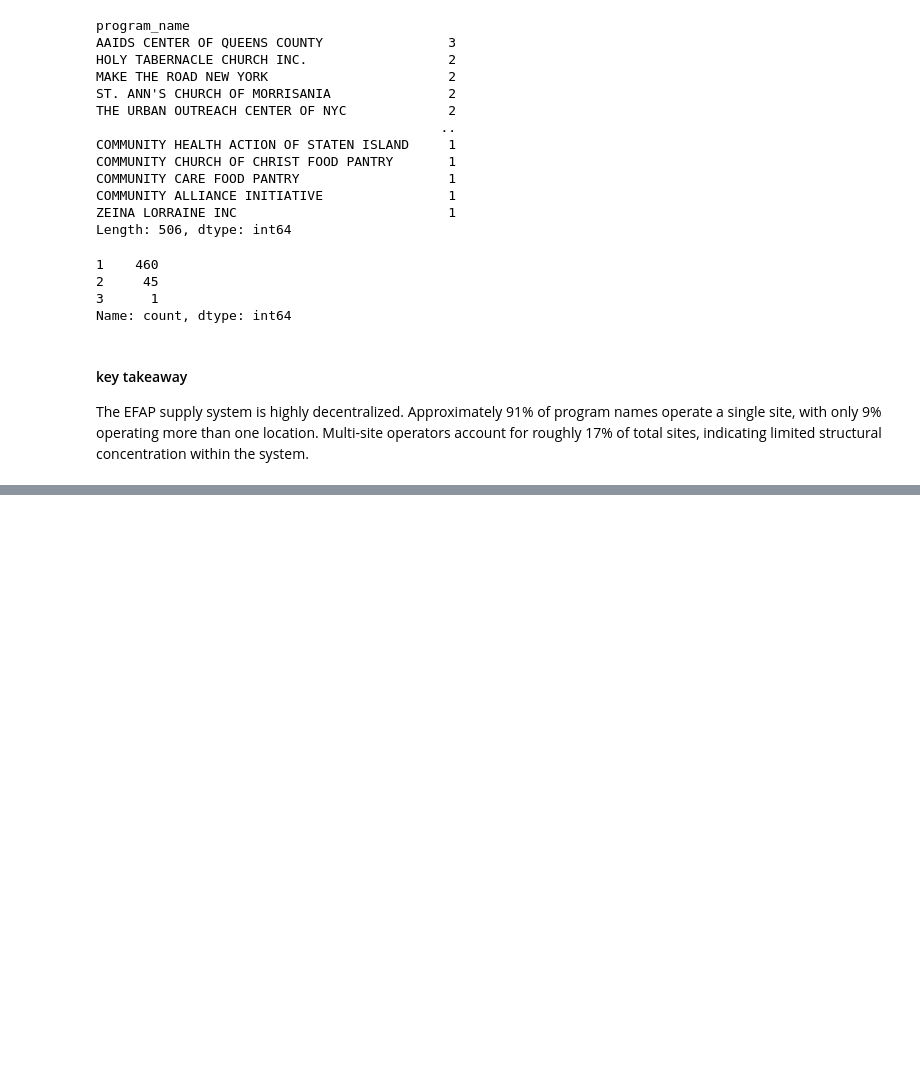
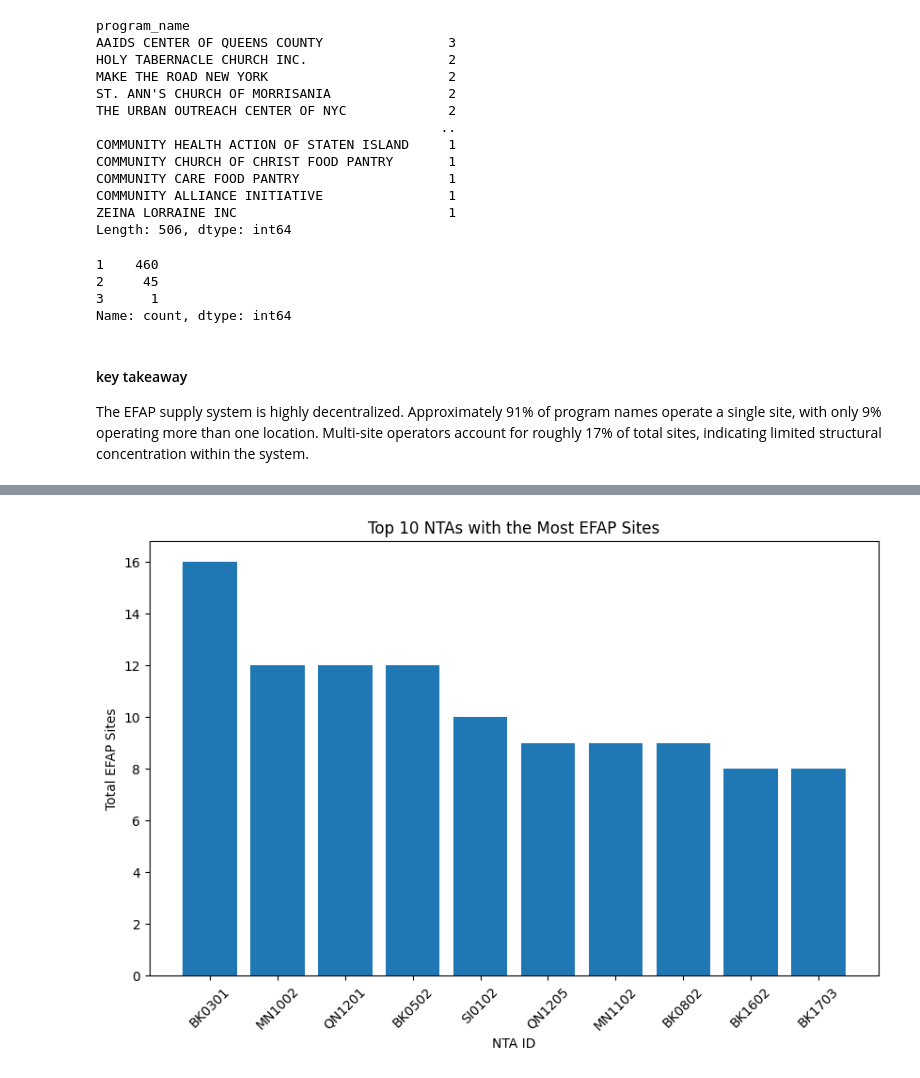
Before and after one commit to Angelk119/CID_Food_Access, a Jupyter notebook: python/notebooks/eda/efap_eda_ayema.ipynb, the cells around one changed output, grey strips where cells are left out. Drawn from its saved outputs; the diff is of its cells as text; code cells hidden in the pictures; blank space fills up the shorter version.

```diff
--- a/python/notebooks/eda/efap_eda_ayema.ipynb
+++ b/python/notebooks/eda/efap_eda_ayema.ipynb
@@ -191,0 +271,12 @@ The EFAP supply system is highly decentralized. Approximately 91% of program nam
+# %%
+# create a visual to see the top ten nta with the most efap sites.
+top_10_ntas = total_sites.sort_values(by="total_sites", ascending=False).head(10)
+plt.figure(figsize=(10, 6))
+plt.bar(top_10_ntas["nta_id"], top_10_ntas["total_sites"])
+plt.xlabel("NTA ID")
+plt.ylabel("Total EFAP Sites")
+plt.title("Top 10 NTAs with the Most EFAP Sites")
+plt.xticks(rotation=45)
+plt.show()
+# %% [output]
+[figure, added]
```
Also changed, not shown: parts of 26 cells of this notebook.
